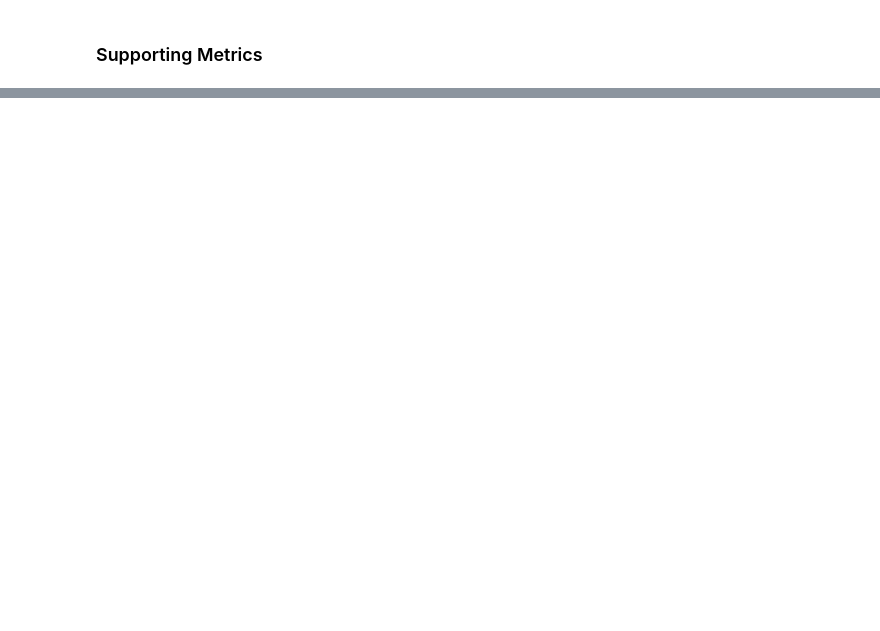
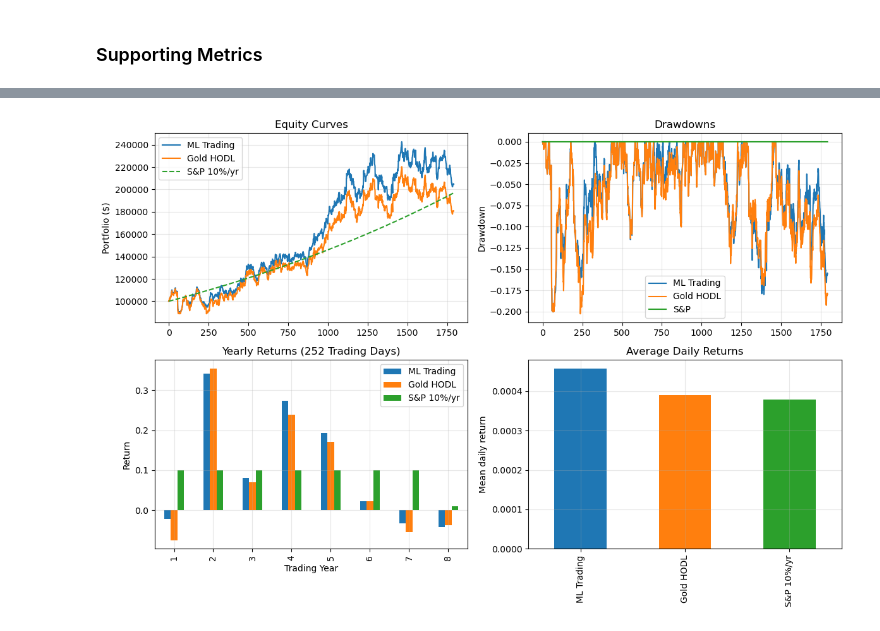
Before and after one commit to ngnk/IDS-706-Assignment-3, a Jupyter notebook: 706_A3.ipynb, the cells around one changed output, grey strips where cells are left out. Drawn from its saved outputs; the diff is of its cells as text; code cells hidden in the pictures; blank space fills up the shorter version.

```diff
--- a/706_A3.ipynb
+++ b/706_A3.ipynb
@@ -253,3 +219,80 @@ plt.show()
+# %%
+# Prepare data for visualization
+ml_equity = ml_values
+gold_equity = gold_bh_values
+spy_equity = spy_values
+
+# Calculate drawdowns
+def calculate_drawdown(values):
+    peak = np.maximum.accumulate(values)
+    drawdown = (values - peak) / peak
+    return drawdown
+
+ml_dd = calculate_drawdown(ml_values)
+gold_dd = calculate_drawdown(gold_bh_values)
+spy_dd = calculate_drawdown(spy_values)
+
+# Calculate returns
+ml_returns = np.diff(ml_values) / ml_values[:-1]
+gold_returns = np.diff(gold_bh_values) / gold_bh_values[:-1]
+spy_returns = np.diff(spy_values) / spy_values[:-1]
+
+# Average daily returns
+avg_daily = pd.Series({
+    'ML Trading': ml_returns.mean(),
+    'Gold HODL': gold_returns.mean(),
+    'S&P 10%/yr': spy_returns.mean()
+})
+
+# Create trading year labels (252 days per year)
+trading_years = np.arange(len(ml_returns)) // 252 + 1
+returns_df = pd.DataFrame({
+    'ML Trading': ml_returns,
+    'Gold HODL': gold_returns,
+    'S&P 10%/yr': spy_returns,
+    'Year': trading_years
+})
+
+# Group by trading year
+yearly_returns = returns_df.groupby('Year')[['ML Trading', 'Gold HODL', 'S&P 10%/yr']].apply(lambda x: (1 + x).prod() - 1)
+
+# --- Plot grid of metrics (2 x 2) ---
+fig, axes = plt.subplots(2, 2, figsize=(12, 8))
+ax = axes.ravel()
+
+# 1) Equity curves
+ax[0].plot(ml_equity, label='ML Trading')
+ax[0].plot(gold_equity, label='Gold HODL')
+ax[0].plot(spy_equity, label='S&P 10%/yr', linestyle='--')
+ax[0].set_title("Equity Curves")
+ax[0].set_ylabel("Portfolio ($)")
+ax[0].legend(); ax[0].grid(alpha=0.3)
+
+# 2) Drawdowns
+ax[1].plot(ml_dd, label='ML Trading')
+ax[1].plot(gold_dd, label='Gold HODL')
+ax[1].plot(spy_dd, label='S&P')
+ax[1].set_title("Drawdowns")
+ax[1].set_ylabel("Drawdown")
+ax[1].legend(); ax[1].grid(alpha=0.3)
+
+# 3) Yearly returns bar chart
+yearly_returns.plot(kind='bar', ax=ax[2])
+ax[2].set_title("Yearly Returns (252 Trading Days)")
+ax[2].set_ylabel("Return")
+ax[2].set_xlabel("Trading Year")
+ax[2].grid(alpha=0.3)
+
+# 4) Average daily returns bar chart
+avg_daily.plot(kind='bar', ax=ax[3], color=['C0','C1','C2'])
+ax[3].set_title("Average Daily Returns")
+ax[3].set_ylabel("Mean daily return")
+ax[3].grid(alpha=0.3)
+
+plt.tight_layout()
+plt.show()
+# %% [output]
+[figure, added]
 # %% [markdown]
 The visualizations above highlight the comparative performance of the three strategies on the test dataset.
 
```
Also changed, not shown: parts of 5 cells of this notebook.
